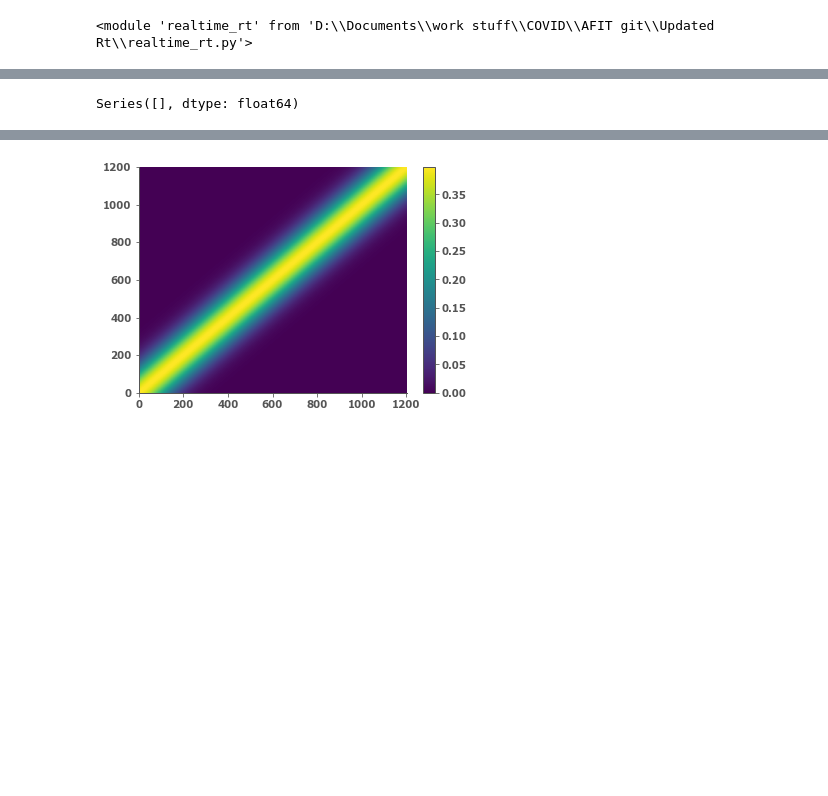
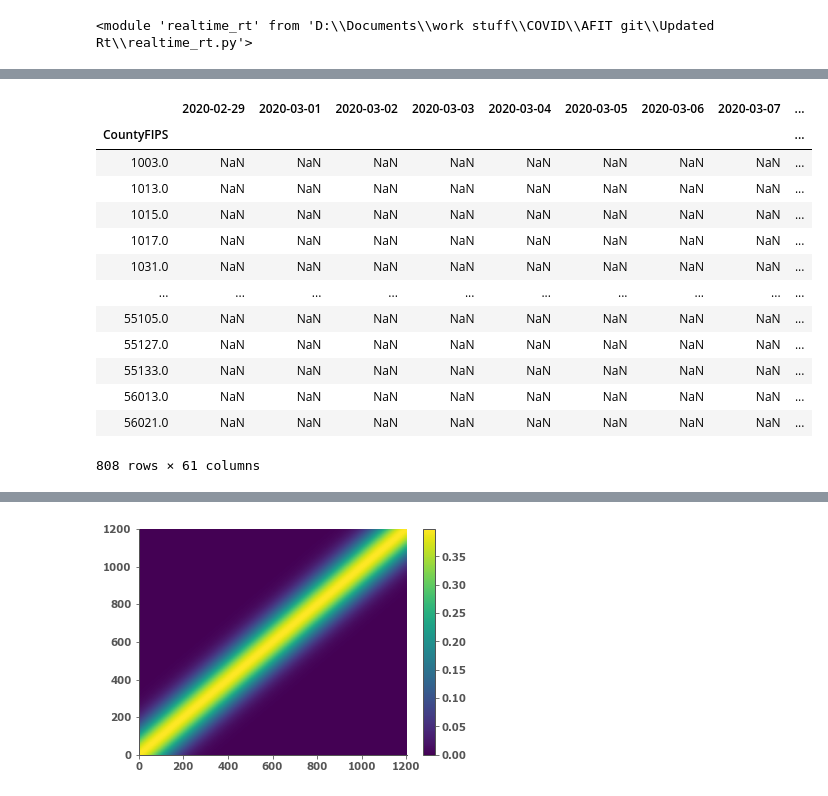
Before and after one commit to SlicedBadge/covid-19, a Jupyter notebook: Scratch Work.ipynb, the cells around one changed output, grey strips where cells are left out. Cells and saved outputs as stored; diff of their text form; code cells hidden in the pictures; blank space fills up the shorter version.

```diff
--- a/Scratch Work.ipynb
+++ b/Scratch Work.ipynb
@@ -48,8 +54,21 @@ county_data
 # %%
-smoothed_data = county_data.apply(rt.smooth_cases, axis=1, return_original=False, cutoff=5)
+smoothed_data = county_data.apply(rt.smooth_cases, axis=1, return_original=False, cutoff=4)
 smoothed_data = smoothed_data.dropna(how='all', axis='rows')
-smoothed_data.min(axis='columns')[smoothed_data.min(axis='columns')<0]
+smoothed_data
 # %% [output]
+|  | 2020-02-29 | 2020-03-01 | 2020-03-02 | 2020-03-03 | 2020-03-04 | 2020-03-05 | 2020-03-06 | 2020-03-07 | ... |
+| CountyFIPS |  |  |  |  |  |  |  |  | ... |
+| 1003.0 | NaN | NaN | NaN | NaN | NaN | NaN | NaN | NaN | ... |
+| 1013.0 | NaN | NaN | NaN | NaN | NaN | NaN | NaN | NaN | ... |
+| 1015.0 | NaN | NaN | NaN | NaN | NaN | NaN | NaN | NaN | ... |
+| 1017.0 | NaN | NaN | NaN | NaN | NaN | NaN | NaN | NaN | ... |
+| 1031.0 | NaN | NaN | NaN | NaN | NaN | NaN | NaN | NaN | ... |
+| ... | ... | ... | ... | ... | ... | ... | ... | ... | ... |
+| 55105.0 | NaN | NaN | NaN | NaN | NaN | NaN | NaN | NaN | ... |
+| 55127.0 | NaN | NaN | NaN | NaN | NaN | NaN | NaN | NaN | ... |
+| 55133.0 | NaN | NaN | NaN | NaN | NaN | NaN | NaN | NaN | ... |
+| 56013.0 | NaN | NaN | NaN | NaN | NaN | NaN | NaN | NaN | ... |
+| 56021.0 | NaN | NaN | NaN | NaN | NaN | NaN | NaN | NaN | ... |
-Series([], dtype: float64)
+808 rows × 61 columns
 # %%
 posterior_distr = smoothed_data.apply(rt.get_posteriors, axis=1)
```
Also changed, not shown: parts of 17 cells of this notebook, 1 other file.
